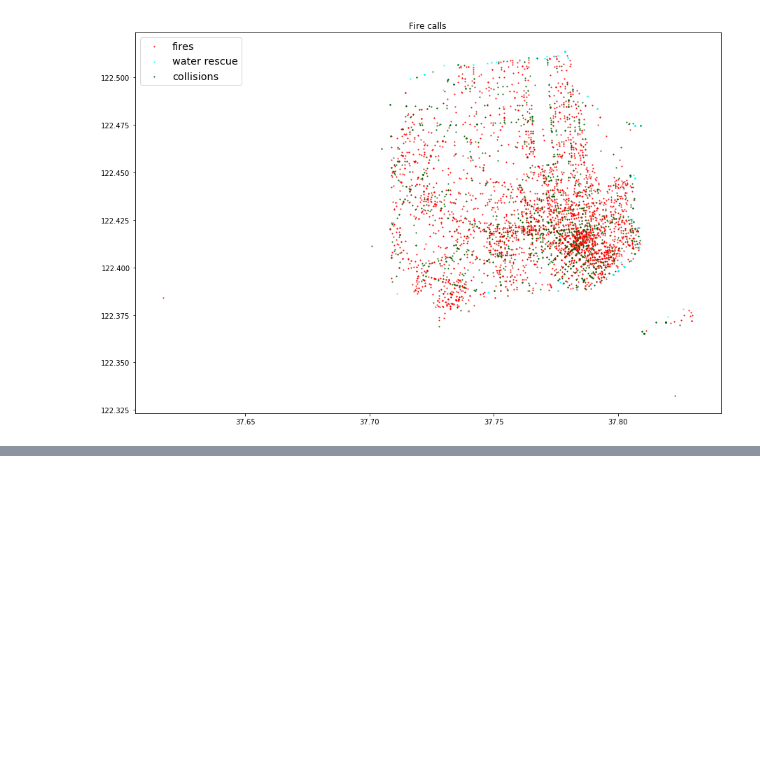
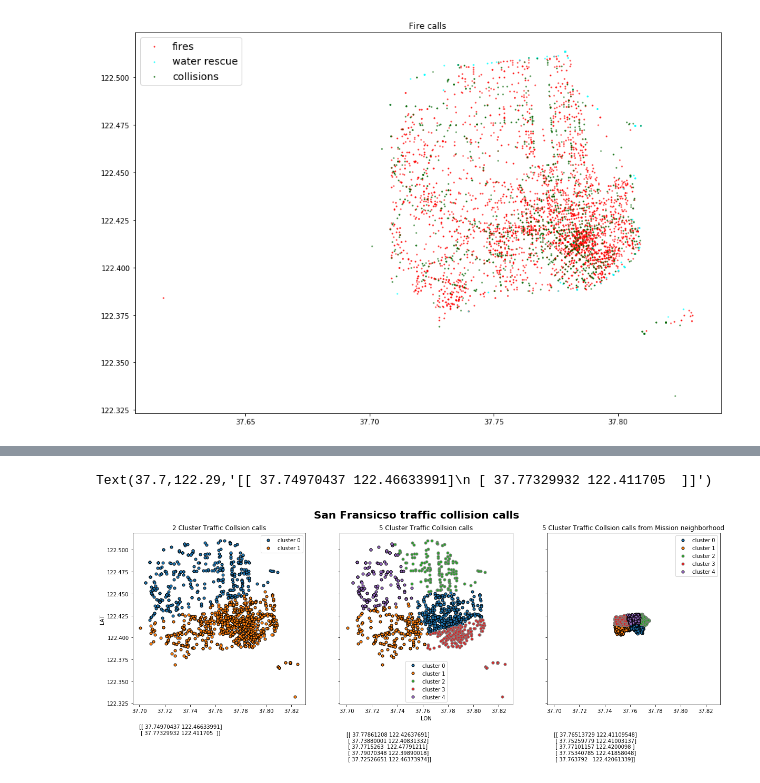
Before and after one commit to kbowerma/data_privacy_examples, a Jupyter notebook: FireData.ipynb, the cells around one changed output, grey strips where cells are left out. Saved outputs shown, nothing was run; the diff lists cells and outputs as text; code cells hidden in the pictures; blank space fills up the shorter version.

Commit message:
update subplots

```diff
--- a/FireData.ipynb
+++ b/FireData.ipynb
@@ -143,3 +139,10 @@ plt.title("Fire calls")
 # %% [output]
 Text(0.5,1,'Fire calls')
 [figure]
+# %%
+#df5mission = df2.loc[df2['callType' == "Traffic Collision" & 'neighborhood' == "Mission"]]
+df5mission = df2.loc[df2['callType'] == "Traffic Collision"]
+df5mission = df2.loc[df2['neighborhood'] == "Mission"]
+df5mission = df5mission.drop('callType',1)
+df5mission = df5mission.drop('neighborhood',1)
+df5mission
@@ -145,0 +168,57 @@ Text(0.5,1,'Fire calls')
+# %%
+df5 = df2.loc[df2['callType'] == "Traffic Collision"]
+df5 = df5.drop('callType',1)
+df5 = df5.drop('neighborhood',1)
+
+
+X = df5.values
+X_Mission = df5mission.values
+
+#fig,  axes  =  plt.subplots(1, 3, figsize=(20, 6), sharex=True, sharey=True )
+fig,  (ax1,ax2,ax3)  =  plt.subplots(1, 3, figsize=(20, 6), sharex=True, sharey=True )
+
+# using two cluster centers:
+kmeans = KMeans(n_clusters=2)
+kmeans.fit(X)
+assignments = kmeans.labels_
+
+#mglearn.discrete_scatter(X[:, 0], X[:, 1],  assignments,markers='.', ax=axes[0])
+mglearn.discrete_scatter(X[:, 0], X[:, 1],  assignments,markers='.', ax=ax1)
+ax1.legend(["cluster 0","cluster 1"],loc='best')
+ax2.set_xlabel("LON")
+ax1.set_ylabel("LAT")
+twoclusterCenter = kmeans.cluster_centers_
+
+
+# using five cluster centers:
+kmeans = KMeans(n_clusters=5)
+kmeans.fit(X)
+assignments = kmeans.labels_
+
+#mglearn.discrete_scatter(X[:, 0], X[:, 1], assignments, markers='.', ax=axes[1])
+mglearn.discrete_scatter(X[:, 0], X[:, 1], assignments, markers='.', ax=ax2)
+ax2.legend(["cluster 0","cluster 1","cluster 2","cluster 3","cluster 4"],loc='best')
+fiveclusterCenter = kmeans.cluster_centers_
+
+# using five cluster centers with only Mission Calls
+X=X_Mission
+kmeans = KMeans(n_clusters=5)
+kmeans.fit(X)
+assignments = kmeans.labels_
+
+#mglearn.discrete_scatter(X[:, 0], X[:, 1], assignments, markers='.', ax=axes[2])
+mglearn.discrete_scatter(X[:, 0], X[:, 1], assignments, markers='.', ax=ax3)
+ax3.legend(["cluster 0","cluster 1","cluster 2","cluster 3","cluster 4"],loc='best')
+fiveclusterCenterMission = kmeans.cluster_centers_
+
+ax2.set_title("5 Cluster Traffic Collsion calls")
+ax1.set_title("2 Cluster Traffic Collsion calls")
+ax3.set_title("5 Cluster Traffic Collsion calls from Mission neighborhood")
+fig.suptitle("San Fransicso traffic collision calls",fontsize=20,fontweight="bold")
+
+ax3.text(37.70,122.26,fiveclusterCenterMission)
+ax2.text(37.70,122.26,fiveclusterCenter)
+ax1.text(37.70,122.29,twoclusterCenter)
+# %% [output]
+Text(37.7,122.29,'[[ 37.74970437 122.46633991]\n [ 37.77329932 122.411705  ]]')
+[figure, added]
```
Also changed, not shown: parts of 10 cells of this notebook, 1 other file.
